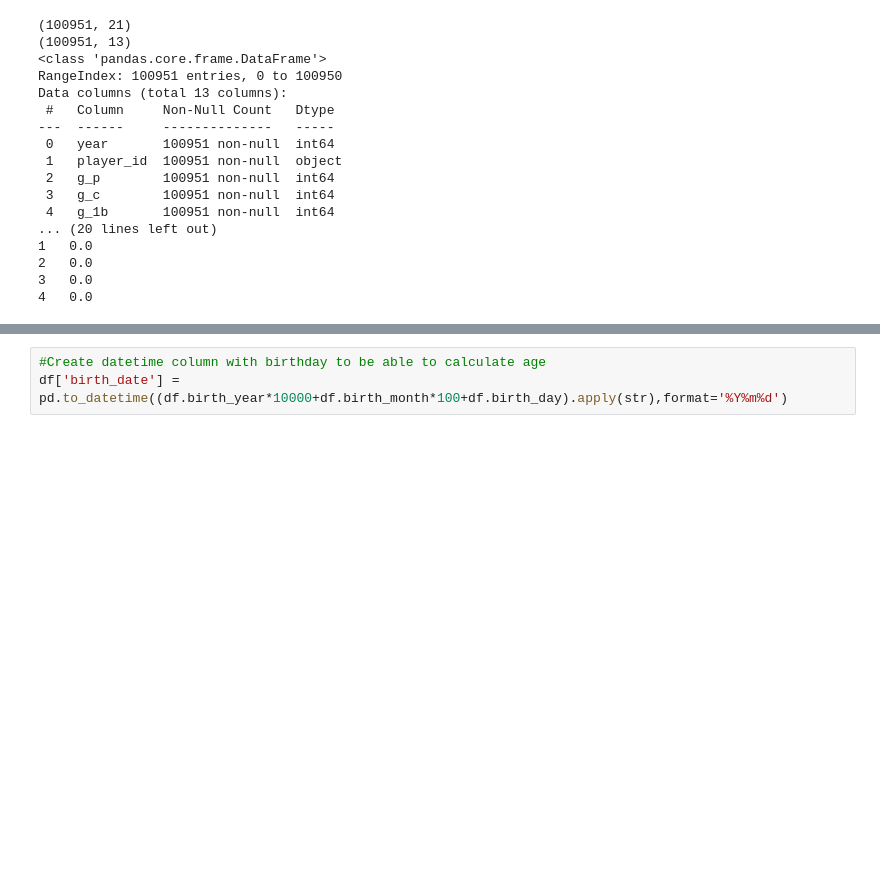
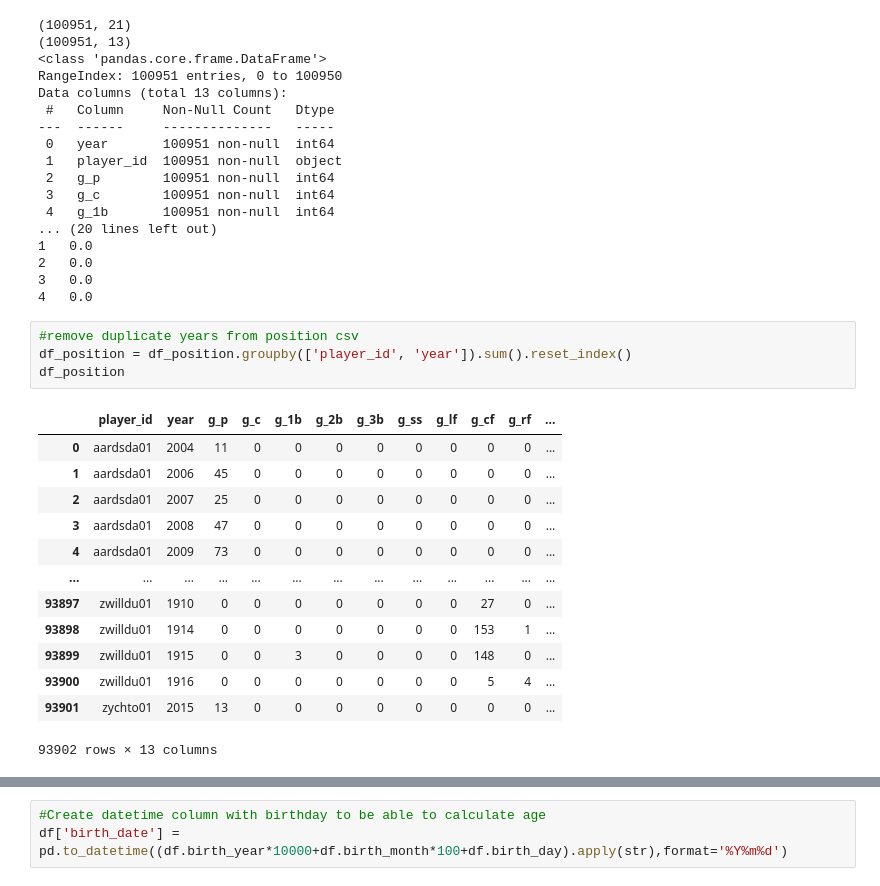
Before and after one commit to boardmjm/Capstone-Two, a Jupyter notebook: Data_Collection.ipynb, the cells around one changed output, grey strips where cells are left out. Saved outputs shown, nothing was run; the diff lists cells and outputs as text; blank space fills up the shorter version.

```diff
--- a/Data_Collection.ipynb
+++ b/Data_Collection.ipynb
@@ -59,3 +47,21 @@ Data columns (total 13 columns):
 2   0.0
 3   0.0
 4   0.0
+# %%
+#remove duplicate years from position csv
+df_position = df_position.groupby(['player_id', 'year']).sum().reset_index()
+df_position
+# %% [output]
+|  | player_id | year | g_p | g_c | g_1b | g_2b | g_3b | g_ss | g_lf | g_cf | g_rf | ... |
+| 0 | aardsda01 | 2004 | 11 | 0 | 0 | 0 | 0 | 0 | 0 | 0 | 0 | ... |
+| 1 | aardsda01 | 2006 | 45 | 0 | 0 | 0 | 0 | 0 | 0 | 0 | 0 | ... |
+| 2 | aardsda01 | 2007 | 25 | 0 | 0 | 0 | 0 | 0 | 0 | 0 | 0 | ... |
+| 3 | aardsda01 | 2008 | 47 | 0 | 0 | 0 | 0 | 0 | 0 | 0 | 0 | ... |
+| 4 | aardsda01 | 2009 | 73 | 0 | 0 | 0 | 0 | 0 | 0 | 0 | 0 | ... |
+| ... | ... | ... | ... | ... | ... | ... | ... | ... | ... | ... | ... | ... |
+| 93897 | zwilldu01 | 1910 | 0 | 0 | 0 | 0 | 0 | 0 | 0 | 27 | 0 | ... |
+| 93898 | zwilldu01 | 1914 | 0 | 0 | 0 | 0 | 0 | 0 | 0 | 153 | 1 | ... |
+| 93899 | zwilldu01 | 1915 | 0 | 0 | 3 | 0 | 0 | 0 | 0 | 148 | 0 | ... |
+| 93900 | zwilldu01 | 1916 | 0 | 0 | 0 | 0 | 0 | 0 | 0 | 5 | 4 | ... |
+| 93901 | zychto01 | 2015 | 13 | 0 | 0 | 0 | 0 | 0 | 0 | 0 | 0 | ... |
+93902 rows × 13 columns
```
Also changed, not shown: parts of 26 cells of this notebook.
